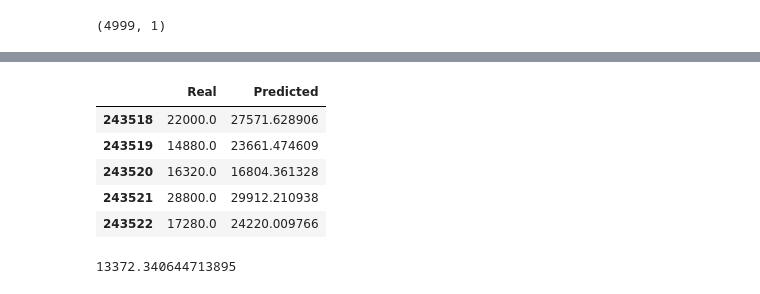
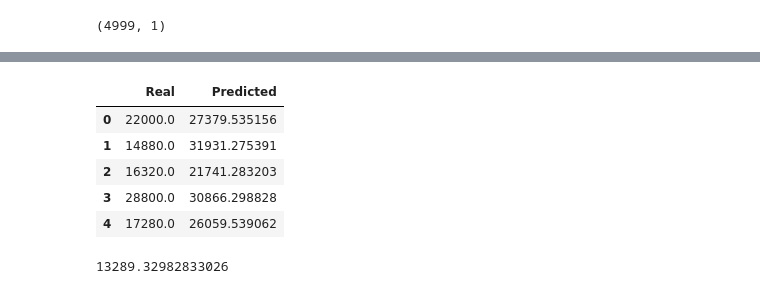
Before and after one commit to justinm329/Job_salary_prediction_2, a Jupyter notebook: Main_2.ipynb, the cells around one changed output, grey strips where cells are left out. Drawn from its saved outputs; the diff is of its cells as text; code cells hidden in the pictures.

```diff
--- a/Main_2.ipynb
+++ b/Main_2.ipynb
@@ -187,7 +177,7 @@ will remove words that appear in less than 15% of the job descriptions in this c
 # %%
 # Calculating the COUNT for the working corpus.
 from sklearn.feature_extraction.text import CountVectorizer
-vectorizer = CountVectorizer(stop_words="english", min_df=.15)
+vectorizer = CountVectorizer(stop_words="english", min_df=.12)
 count_vectorizer = vectorizer.fit_transform(sliced_df["CleanDescription"])
 words_df = pd.DataFrame(count_vectorizer.toarray(), columns=vectorizer.get_feature_names())
 words_df.head()
@@ -304,12 +298,13 @@ number_hidden_nodes = (X.shape[1]*2)
 neural_network = Sequential()
 
 # create the input latter
-neural_network.add(Dense(units = number_hidden_nodes, input_dim = number_input_columns, activation = "tanh", kernel_initializer='normal' ))
+neural_network.add(Dense(units = number_input_columns, input_dim = number_input_columns, activation = "tanh", kernel_initializer='normal' ))
 # create hidden layer
 neural_network.add(Dense(units = number_hidden_nodes,  activation = "tanh", kernel_initializer='normal'))
 
 # 2nd hidden layer
 neural_network.add(Dense(units = number_hidden_nodes,  activation = "tanh", kernel_initializer='normal'))
+
 # create output layer
 neural_network.add(Dense(units = 1, activation = "linear", kernel_initializer='normal'))
 # %%
@@ -379,18 +374,18 @@ real_salaries = y_scaler.inverse_transform(y_test_scaled.reshape(-1, 1))
 # %%
 salaries = pd.DataFrame({
     "Real": real_salaries.ravel(),
     "Predicted": predicted_salaries.ravel()
-}, index = df.index[-len(real_salaries): ])
+})
 salaries.head()
 # %% [output]
 |  | Real | Predicted |
-| 243518 | 22000.0 | 27571.628906 |
-| 243519 | 14880.0 | 23661.474609 |
-| 243520 | 16320.0 | 16804.361328 |
-| 243521 | 28800.0 | 29912.210938 |
-| 243522 | 17280.0 | 24220.009766 |
+| 0 | 22000.0 | 27379.535156 |
+| 1 | 14880.0 | 31931.275391 |
+| 2 | 16320.0 | 21741.283203 |
+| 3 | 28800.0 | 30866.298828 |
+| 4 | 17280.0 | 26059.539062 |
 # %%
 # obtain the root mean square error, this will show how far off my predictions are
 np.sqrt(mean_squared_error(real_salaries, predicted_salaries))
 # %% [output]
-13372.340644713895
+13289.32982833026
```
Also changed, not shown: parts of 12 cells of this notebook.
